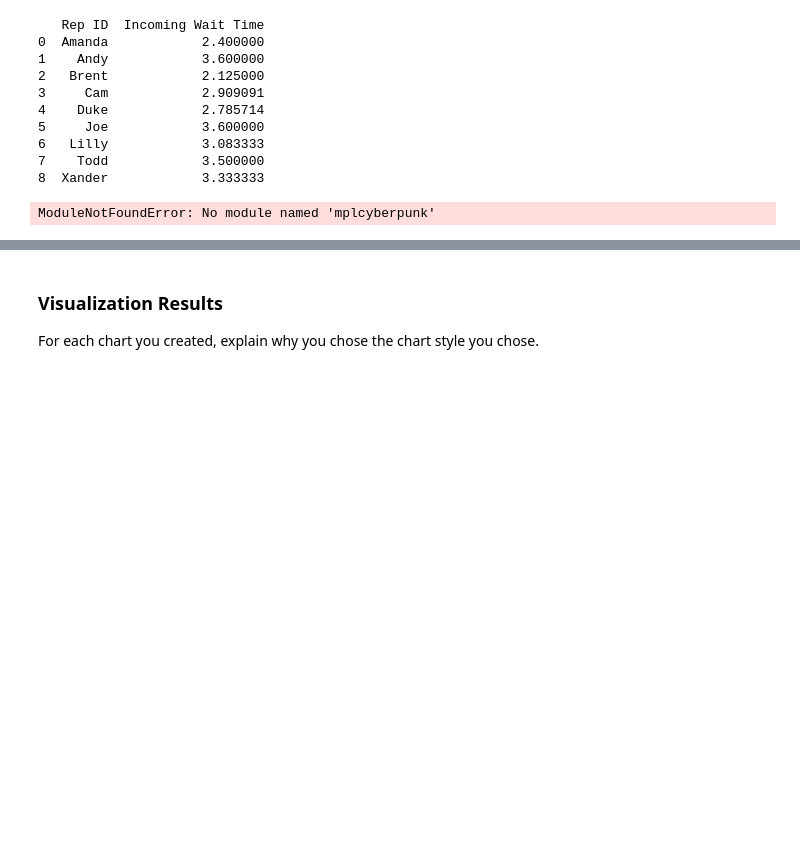
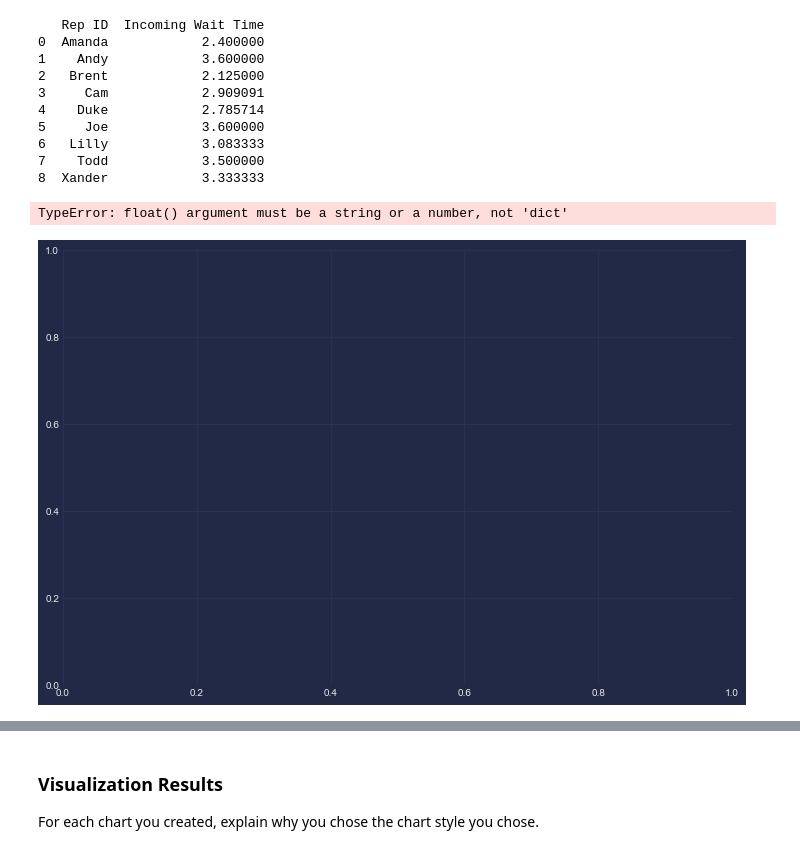
Before and after one commit to theuseriam/call-center-cleanup-assignment, a Jupyter notebook: Call Center Cleanup.ipynb, the cells around one changed output, grey strips where cells are left out. Drawn from its saved outputs; the diff is of its cells as text; code cells hidden in the pictures; blank space fills up the shorter version.

```diff
--- a/Call Center Cleanup.ipynb
+++ b/Call Center Cleanup.ipynb
@@ -487,32 +484,28 @@ print(north_plt)
 # %%
 # Create visualization 3 here
 # The three dictionaries, complaints, sales_support, and product_support, have the information you need
 purpose_group = df.groupby("Call Purpose")
 purpose_counts = purpose_group["Incoming or Outgoing"].value_counts()
 complaints = purpose_counts["Complaint"].to_dict()
 sales_support = purpose_counts["Sales Support"].to_dict()
 product_support = purpose_counts["Product Support"].to_dict()
 
 
 
 
 
 # Cyberpunk Multiple Line Chart
 
 import mplcyberpunk
-style.use('cyberpunk')
+plt.style.use('cyberpunk')
 
-plt.plot(complaints, label = 'Complaints')
-plt.plot(sales_support, label = 'sales_support')
-plt.plot(product_support, label = 'Product Support')
-plt.legend(loc = 'upper left', fontsize = 14)
-plt.xticks(rotation = 90, color = 'white', fontsize = 14, fontweight = 'bold')
-plt.yticks(color = 'white', fontsize = 14, fontweight = 'bold')
-plt.title('Outgoing and Incoming Call Purpose',color = 'white', fontsize = 20, fontweight = 'bold')
-plt.xlabel('Type',color = 'white', fontsize = 16, fontweight = 'bold')
-plt.ylabel('Outgoing and Incoming',color = 'white',fontsize = 16, fontweight = 'bold')
-plt.savefig('cyber_line.png')
+plt.plot(complaints, marker = 'o')
+plt.plot(sales_support, marker = 'o')
+plt.plot(product_support, marker = 'o')
+
+
 
 plt.show()
 # %% [output]
-ModuleNotFoundError: No module named 'mplcyberpunk'
+TypeError: float() argument must be a string or a number, not 'dict'
+[figure, added]
```
Also changed, not shown: parts of 4 cells of this notebook.
